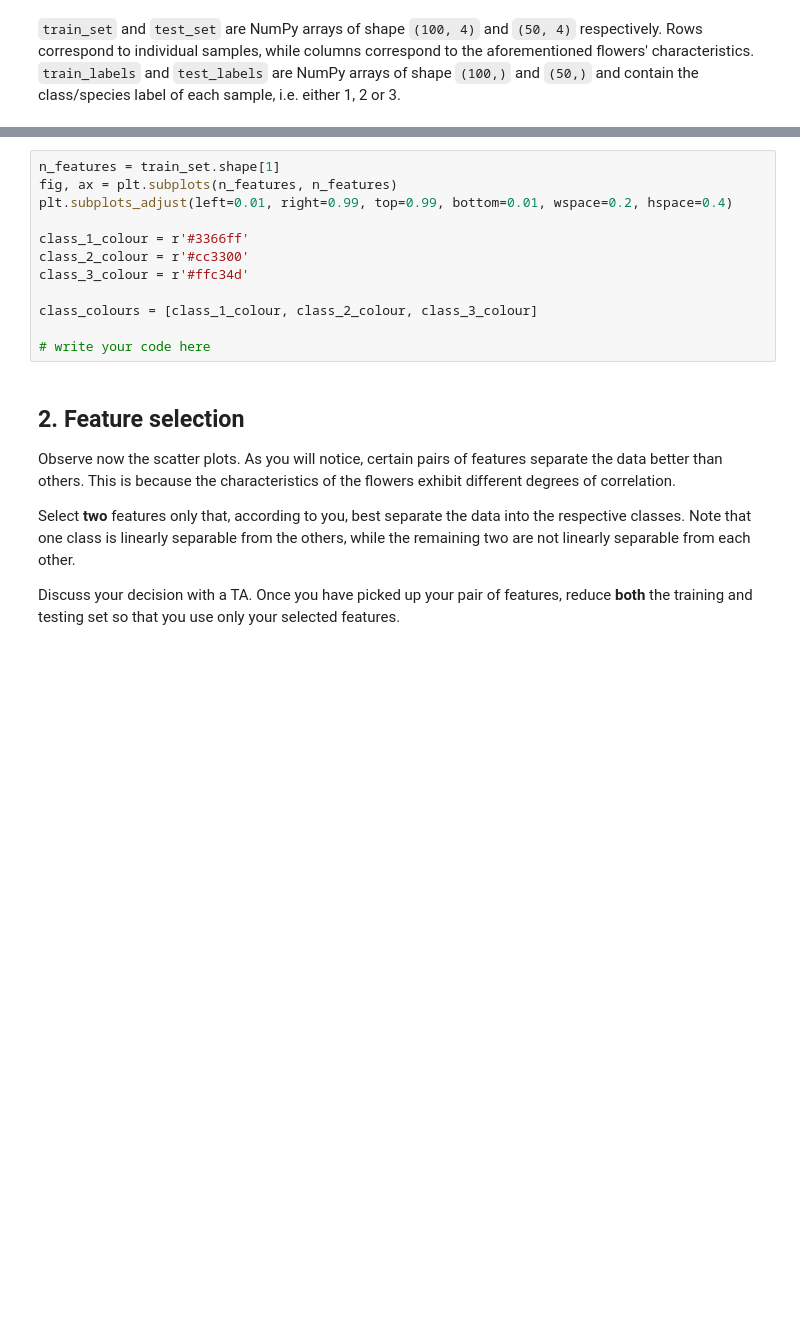
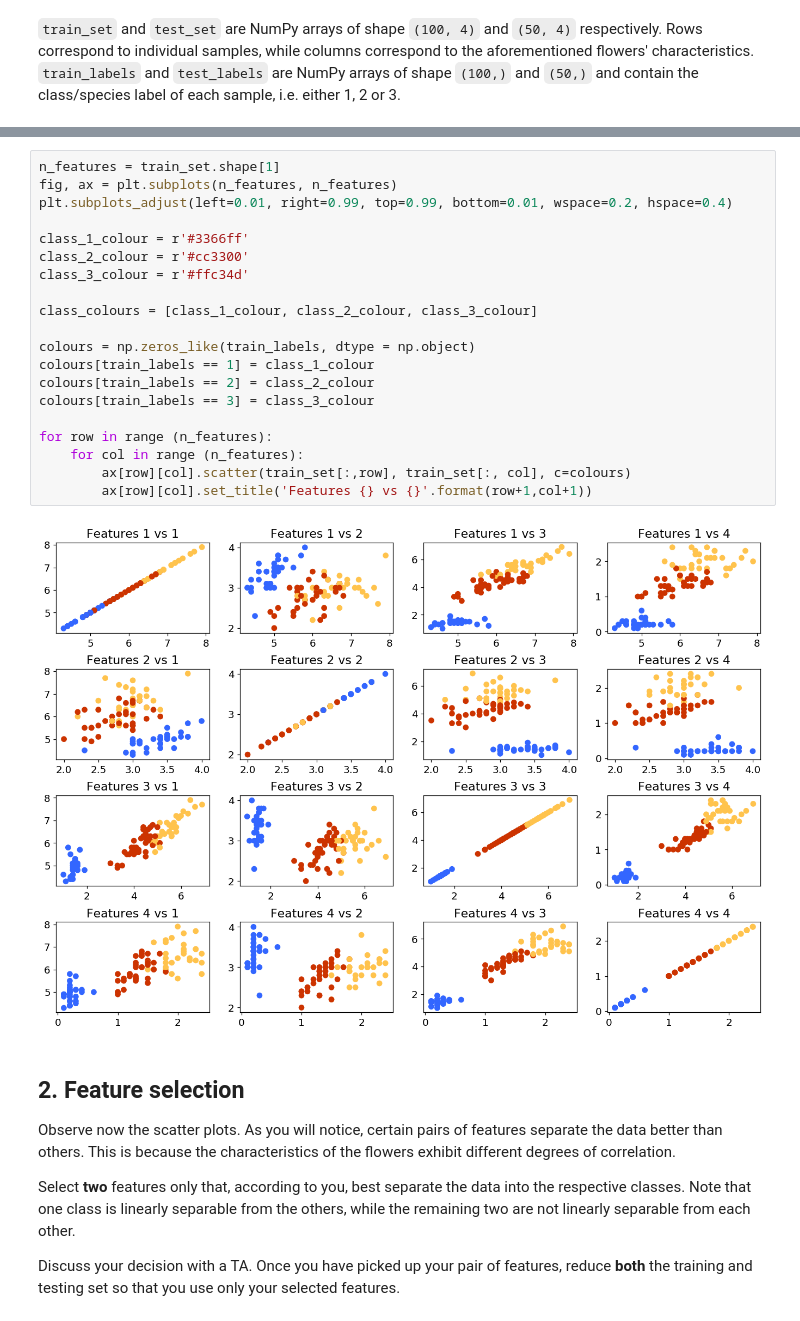
Before and after one commit to joshhamwee/Symbols-Patterns-Signals-CW, a Jupyter notebook: lab_5/labsheet5.ipynb, the cells around one changed output, grey strips where cells are left out. Cells and saved outputs as stored; diff of their text form; blank space fills up the shorter version.

```diff
--- a/lab_5/labsheet5.ipynb
+++ b/lab_5/labsheet5.ipynb
@@ -92,15 +92,25 @@ We are providing you with some code to setup the subplots so that they don't loo
 # %%
 n_features = train_set.shape[1]
 fig, ax = plt.subplots(n_features, n_features)
 plt.subplots_adjust(left=0.01, right=0.99, top=0.99, bottom=0.01, wspace=0.2, hspace=0.4)
 
 class_1_colour = r'#3366ff'
 class_2_colour = r'#cc3300'
 class_3_colour = r'#ffc34d'
 
 class_colours = [class_1_colour, class_2_colour, class_3_colour]
 
-# write your code here
+colours = np.zeros_like(train_labels, dtype = np.object)
+colours[train_labels == 1] = class_1_colour
+colours[train_labels == 2] = class_2_colour
+colours[train_labels == 3] = class_3_colour
+
+for row in range (n_features):
+    for col in range (n_features):
+        ax[row][col].scatter(train_set[:,row], train_set[:, col], c=colours)
+        ax[row][col].set_title('Features {} vs {}'.format(row+1,col+1))
+# %% [output]
+[figure, added]
 # %% [markdown]
 ## 2. Feature selection
 
```
Also changed, not shown: parts of 5 cells of this notebook.
